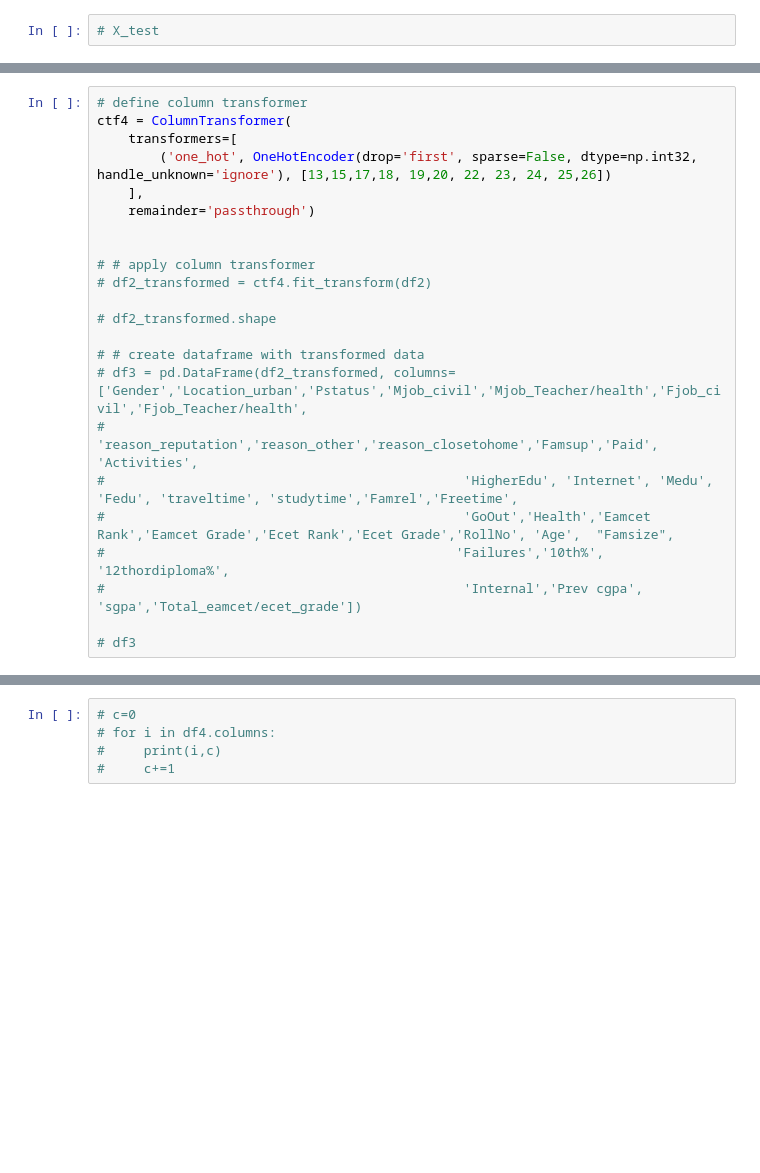
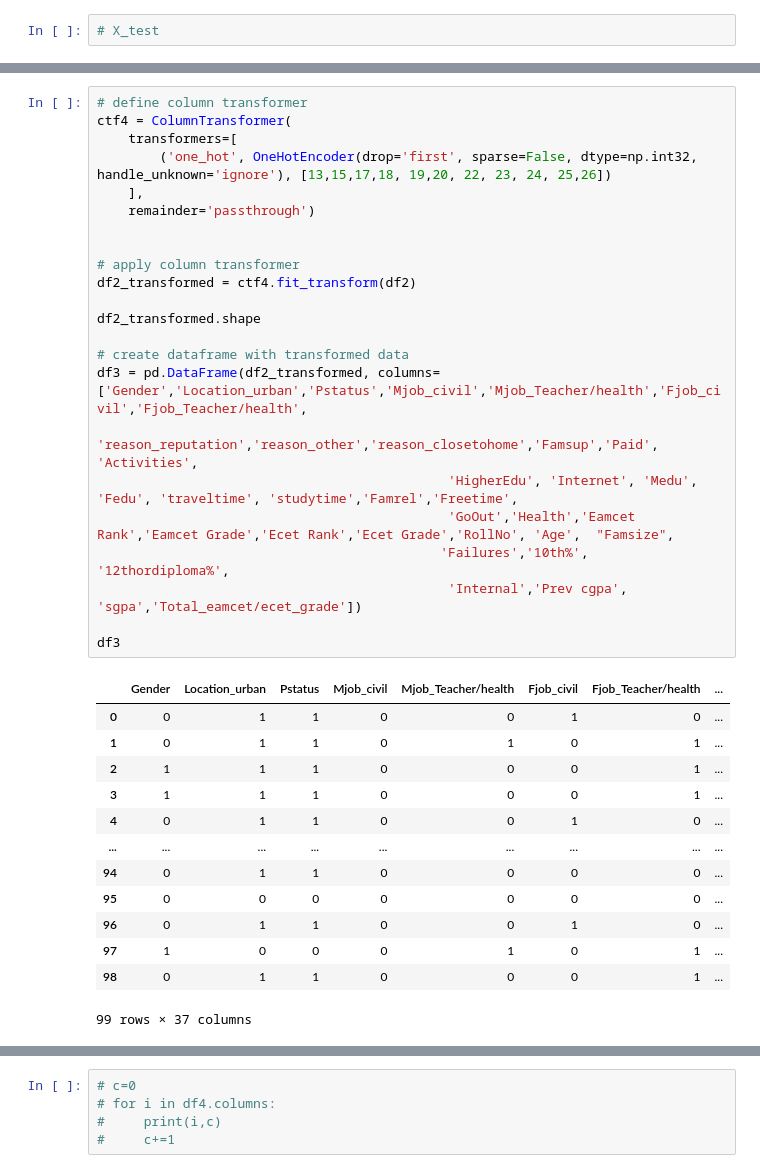
Before and after one commit to myaswanth77/Student_Academic_Performance_Prediction, a Jupyter notebook: SAPP_FINAL_ALGO.ipynb, the cells around one changed output, grey strips where cells are left out. Saved outputs shown, nothing was run; the diff lists cells and outputs as text; blank space fills up the shorter version.

```diff
--- a/SAPP_FINAL_ALGO.ipynb
+++ b/SAPP_FINAL_ALGO.ipynb
@@ -219,26 +254,40 @@ ctf3 = ColumnTransformer(transformers=[('ordinal', OrdinalEncoder(categories=[ca
 # %%
 # define column transformer
 ctf4 = ColumnTransformer(
     transformers=[
         ('one_hot', OneHotEncoder(drop='first', sparse=False, dtype=np.int32, handle_unknown='ignore'), [13,15,17,18, 19,20, 22, 23, 24, 25,26])
     ],
     remainder='passthrough')
 
 
-# # apply column transformer
-# df2_transformed = ctf4.fit_transform(df2)
+# apply column transformer
+df2_transformed = ctf4.fit_transform(df2)
 
-# df2_transformed.shape
+df2_transformed.shape
 
-# # create dataframe with transformed data
-# df3 = pd.DataFrame(df2_transformed, columns=['Gender','Location_urban','Pstatus','Mjob_civil','Mjob_Teacher/health','Fjob_civil','Fjob_Teacher/health',
-#                                              'reason_reputation','reason_other','reason_closetohome','Famsup','Paid', 'Activities',
-#                                              'HigherEdu', 'Internet', 'Medu', 'Fedu', 'traveltime', 'studytime','Famrel','Freetime',
-#                                              'GoOut','Health','Eamcet Rank','Eamcet Grade','Ecet Rank','Ecet Grade','RollNo', 'Age',  "Famsize",
-#                                             'Failures','10th%', '12thordiploma%',
-#                                              'Internal','Prev cgpa', 'sgpa','Total_eamcet/ecet_grade'])
+# create dataframe with transformed data
+df3 = pd.DataFrame(df2_transformed, columns=['Gender','Location_urban','Pstatus','Mjob_civil','Mjob_Teacher/health','Fjob_civil','Fjob_Teacher/health',
+                                             'reason_reputation','reason_other','reason_closetohome','Famsup','Paid', 'Activities',
+                                             'HigherEdu', 'Internet', 'Medu', 'Fedu', 'traveltime', 'studytime','Famrel','Freetime',
+                                             'GoOut','Health','Eamcet Rank','Eamcet Grade','Ecet Rank','Ecet Grade','RollNo', 'Age',  "Famsize",
+                                            'Failures','10th%', '12thordiploma%',
+                                             'Internal','Prev cgpa', 'sgpa','Total_eamcet/ecet_grade'])
 
-# df3
+df3
+# %% [output]
+|  | Gender | Location_urban | Pstatus | Mjob_civil | Mjob_Teacher/health | Fjob_civil | Fjob_Teacher/health | ... |
+| 0 | 0 | 1 | 1 | 0 | 0 | 1 | 0 | ... |
+| 1 | 0 | 1 | 1 | 0 | 1 | 0 | 1 | ... |
+| 2 | 1 | 1 | 1 | 0 | 0 | 0 | 1 | ... |
+| 3 | 1 | 1 | 1 | 0 | 0 | 0 | 1 | ... |
+| 4 | 0 | 1 | 1 | 0 | 0 | 1 | 0 | ... |
+| ... | ... | ... | ... | ... | ... | ... | ... | ... |
+| 94 | 0 | 1 | 1 | 0 | 0 | 0 | 0 | ... |
+| 95 | 0 | 0 | 0 | 0 | 0 | 0 | 0 | ... |
+| 96 | 0 | 1 | 1 | 0 | 0 | 1 | 0 | ... |
+| 97 | 1 | 0 | 0 | 0 | 1 | 0 | 1 | ... |
+| 98 | 0 | 1 | 1 | 0 | 0 | 0 | 1 | ... |
+99 rows × 37 columns
 # %%
 # define the column transformer to apply scaling and capping
 ctf5 = ColumnTransformer(transformers=[
```
Also changed, not shown: parts of 19 cells of this notebook, 5 other files.
